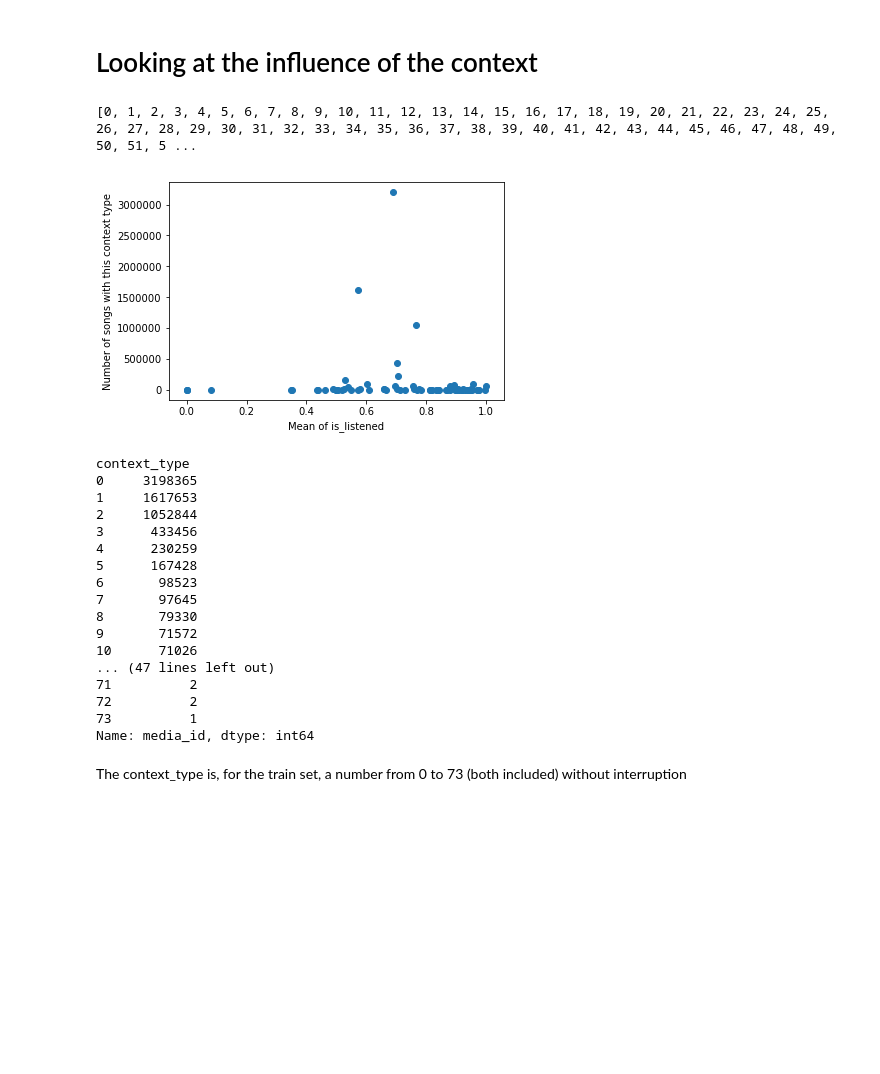
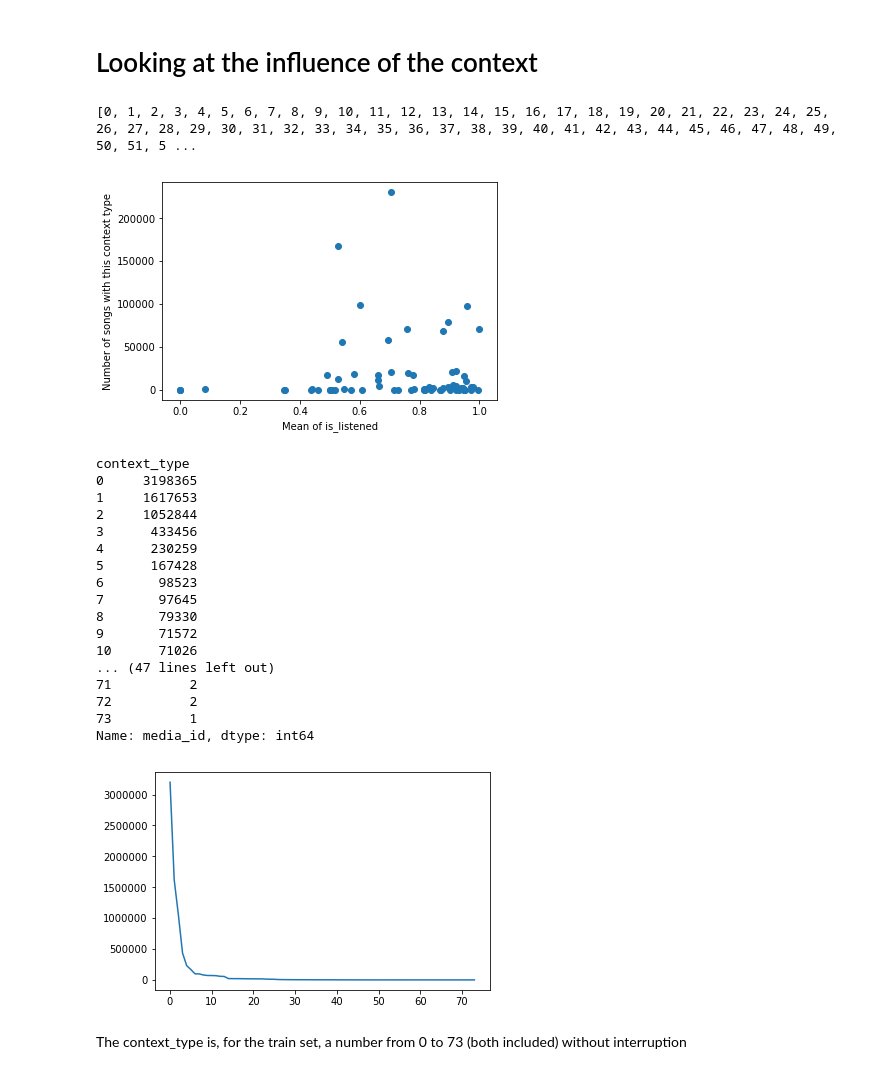
Before and after one commit to MarcSzafraniec/dsg17, a Jupyter notebook: context_type-visualisation.ipynb, the cells around one changed output. Cells and saved outputs as stored; diff of their text form; code cells hidden in the pictures; blank space fills up the shorter version.

```diff
--- a/context_type-visualisation.ipynb
+++ b/context_type-visualisation.ipynb
@@ -5,7 +5,7 @@ import matplotlib.pyplot as plt
 from datetime import datetime
 # %%
 #Read data files
-test = pd.read_csv('test.csv')
-train = pd.read_csv('train.csv')
-sample_submission = pd.read_csv('sample_submission_kaggle.csv')
-extra_infos = pd.read_json('extra_infos.json',lines=True)
+test = pd.read_csv('../data/test.csv')
+train = pd.read_csv('../data/train.csv')
+sample_submission = pd.read_csv('../data/sample_submission_kaggle.csv')
+extra_infos = pd.read_json('../data/extra_infos.json',lines=True)
@@ -14,28 +27,31 @@ extra_infos = pd.read_json('extra_infos.json',lines=True)
 # %%
 #Train set
 
 print(sorted(train['context_type'].unique()))
 avg_per_context = train.groupby(['context_type'])['is_listened'].mean()
 count_per_context = train.groupby(['context_type'])['media_id'].count()
+# print(avg_per_context)
 
-
-plt.scatter(avg_per_context,count_per_context)
+plt.scatter(avg_per_context[4:],count_per_context[4:])
 plt.xlabel('Mean of is_listened')
 plt.ylabel('Number of songs with this context type')
 plt.show()
 
 # plt.hist2d(avg_per_context,count_per_context, bins=50, cmap = plt.cm.gist_ncar)#colormaps:  plt.cm.jet, plt.cm.nipy_spectral
 # plt.xlabel('Mean of is_listened')
 # plt.ylabel('Number of songs that the user listened to')
 # plt.title('Density')
 # plt.colorbar()
 # plt.show()
 
 
 print(count_per_context)
+
+plt.plot(count_per_context)
+plt.show()
 # %% [output]
 [0, 1, 2, 3, 4, 5, 6, 7, 8, 9, 10, 11, 12, 13, 14, 15, 16, 17, 18, 19, 20, 21, 22, 23, 24, 25, 26, 27, 28, 29, 30, 31, 32, 33, 34, 35, 36, 37, 38, 39, 40, 41, 42, 43, 44, 45, 46, 47, 48, 49, 50, 51, 5 ...
-[figure, old version]
+[figure, new version]
 context_type
 0     3198365
 1     1617653
@@ -53,6 +69,7 @@ context_type
 72          2
 73          1
 Name: media_id, dtype: int64
+[figure, added]
 # %% [markdown]
 The context_type is, for the train set, a number from 0 to 73 (both included) without interruption
 # %%
```
Also changed, not shown: parts of 7 cells of this notebook, 1 other file.
